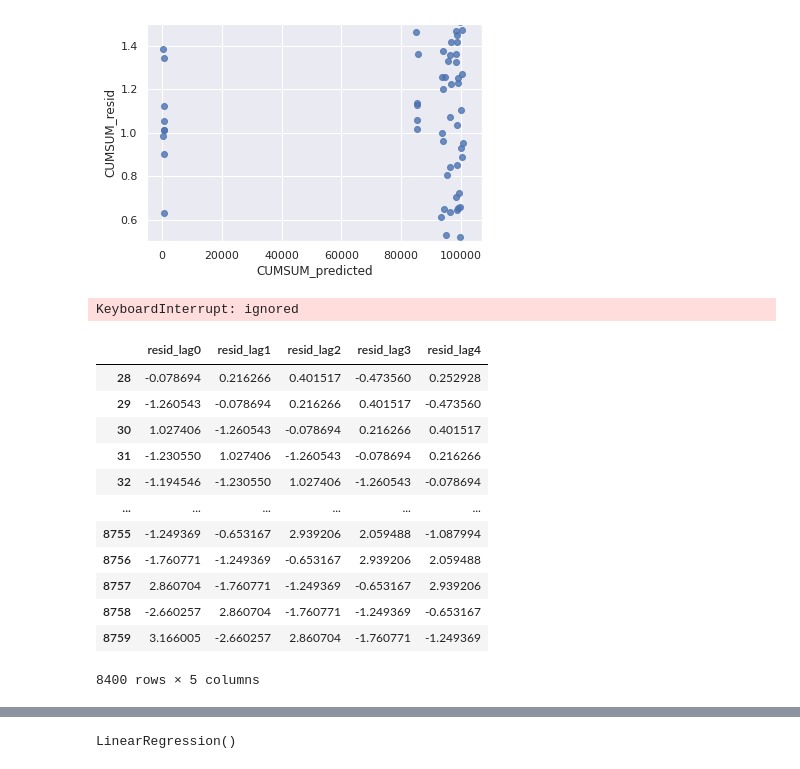
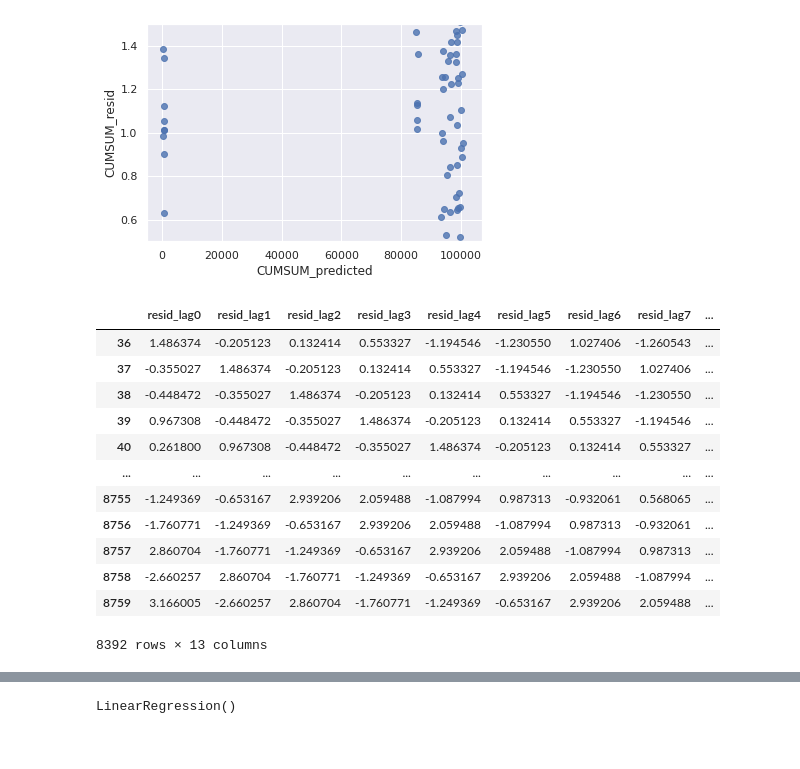
Before and after one commit to hajri94/Predictive-Model-for-Heat-Load-in-Buildings-Connected-to-District-Heating-Network, a Jupyter notebook: Testing the models/Test_Model_Building.ipynb, the cells around one changed output, grey strips where cells are left out. Drawn from its saved outputs; the diff is of its cells as text; code cells hidden in the pictures.

```diff
--- a/Testing the models/Test_Model_Building.ipynb
+++ b/Testing the models/Test_Model_Building.ipynb
@@ -410,31 +410,25 @@ plt.ylim(0.5, 1.5)
 # %% [output]
 (0.5, 1.5)
 [figure]
-# %%
-# Convert the excel file into Dataframe
-import io
-dm = pd.read_excel(io.BytesIO(uploaded['calendar Data .xlsx']))
-#In the "Bank Holidays" column we replace the NaN value with zeros.
-dm['Bank Holidays'] = dm['Bank Holidays'].fillna(0)
-# %% [output]
-KeyboardInterrupt: ignored
 # %%
-lagged4 = pd.concat([F['resid'].shift(lag).rename('{}_lag{}'.format(F['resid'].name, lag)) for lag in range(5)], axis=1)
+# We start the moving average (MA) modelling where we identify the MA as the autoregressive of the errors (residuals)
+# We create multiple residual lagged columns (we choose 12 lagged independent variables)
+lagged4 = pd.concat([F['resid'].shift(lag).rename('{}_lag{}'.format(F['resid'].name, lag)) for lag in range(13)], axis=1)
 # we convert the integers to float using astype fuction  and drop the the nan values usiing dropna function.
 L4=lagged4.dropna().astype(float)
 L4
 # %% [output]
-|  | resid_lag0 | resid_lag1 | resid_lag2 | resid_lag3 | resid_lag4 |
-| 28 | -0.078694 | 0.216266 | 0.401517 | -0.473560 | 0.252928 |
-| 29 | -1.260543 | -0.078694 | 0.216266 | 0.401517 | -0.473560 |
-| 30 | 1.027406 | -1.260543 | -0.078694 | 0.216266 | 0.401517 |
-| 31 | -1.230550 | 1.027406 | -1.260543 | -0.078694 | 0.216266 |
-| 32 | -1.194546 | -1.230550 | 1.027406 | -1.260543 | -0.078694 |
-| ... | ... | ... | ... | ... | ... |
-| 8755 | -1.249369 | -0.653167 | 2.939206 | 2.059488 | -1.087994 |
-| 8756 | -1.760771 | -1.249369 | -0.653167 | 2.939206 | 2.059488 |
-| 8757 | 2.860704 | -1.760771 | -1.249369 | -0.653167 | 2.939206 |
-| 8758 | -2.660257 | 2.860704 | -1.760771 | -1.249369 | -0.653167 |
-| 8759 | 3.166005 | -2.660257 | 2.860704 | -1.760771 | -1.249369 |
+|  | resid_lag0 | resid_lag1 | resid_lag2 | resid_lag3 | resid_lag4 | resid_lag5 | resid_lag6 | resid_lag7 | ... |
+| 36 | 1.486374 | -0.205123 | 0.132414 | 0.553327 | -1.194546 | -1.230550 | 1.027406 | -1.260543 | ... |
+| 37 | -0.355027 | 1.486374 | -0.205123 | 0.132414 | 0.553327 | -1.194546 | -1.230550 | 1.027406 | ... |
+| 38 | -0.448472 | -0.355027 | 1.486374 | -0.205123 | 0.132414 | 0.553327 | -1.194546 | -1.230550 | ... |
+| 39 | 0.967308 | -0.448472 | -0.355027 | 1.486374 | -0.205123 | 0.132414 | 0.553327 | -1.194546 | ... |
+| 40 | 0.261800 | 0.967308 | -0.448472 | -0.355027 | 1.486374 | -0.205123 | 0.132414 | 0.553327 | ... |
+| ... | ... | ... | ... | ... | ... | ... | ... | ... | ... |
+| 8755 | -1.249369 | -0.653167 | 2.939206 | 2.059488 | -1.087994 | 0.987313 | -0.932061 | 0.568065 | ... |
+| 8756 | -1.760771 | -1.249369 | -0.653167 | 2.939206 | 2.059488 | -1.087994 | 0.987313 | -0.932061 | ... |
+| 8757 | 2.860704 | -1.760771 | -1.249369 | -0.653167 | 2.939206 | 2.059488 | -1.087994 | 0.987313 | ... |
+| 8758 | -2.660257 | 2.860704 | -1.760771 | -1.249369 | -0.653167 | 2.939206 | 2.059488 | -1.087994 | ... |
+| 8759 | 3.166005 | -2.660257 | 2.860704 | -1.760771 | -1.249369 | -0.653167 | 2.939206 | 2.059488 | ... |
-8400 rows × 5 columns
+8392 rows × 13 columns
 # %%
```
Also changed, not shown: parts of 14 cells of this notebook.
